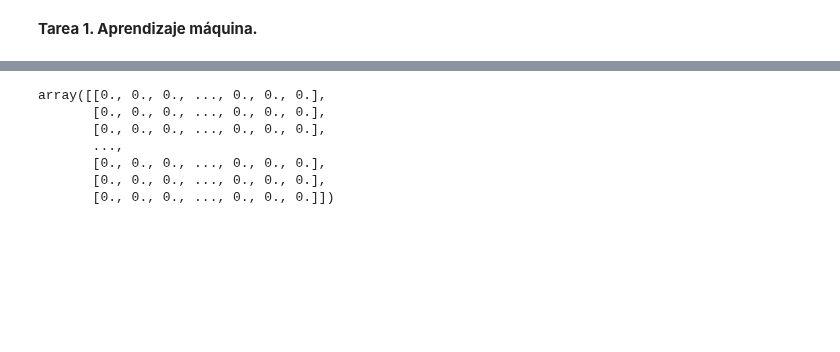
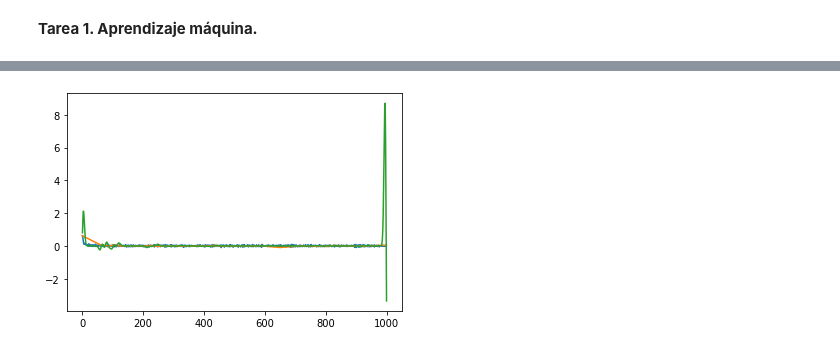
Before and after one commit to JairEsc/Mat_Apl_2, a Jupyter notebook: ML_T1.ipynb, the cells around one changed output, grey strips where cells are left out. Drawn from its saved outputs; the diff is of its cells as text; code cells hidden in the pictures; blank space fills up the shorter version.

```diff
--- a/ML_T1.ipynb
+++ b/ML_T1.ipynb
@@ -67,12 +91,35 @@ def J_sigma_phi(sigma,alpha):#Jacobiana de la transformacion Phi*alpha como func
         for j in range(m):
             J[i][j]=alpha[j]*((phi(s=sigma[j],x=x[i],x_j=x_m[j]))*((x[i]-x_m[j])**2/sigma[j]**3)*(-(x[i]-x_m[j])/sigma[j]**2)+phi(s=sigma[j],x=x[i],x_j=x_m[j])*(2*(x[i]-x_m[j])/sigma[j]**3))
     return J
-J_sigma_phi(sigma=np.repeat(1,100),alpha=np.repeat(1,100))
+#-------------------------------------------
-# %% [output]
-array([[0., 0., 0., ..., 0., 0., 0.],
-       [0., 0., 0., ..., 0., 0., 0.],
-       [0., 0., 0., ..., 0., 0., 0.],
-       ...,
-       [0., 0., 0., ..., 0., 0., 0.],
-       [0., 0., 0., ..., 0., 0., 0.],
-       [0., 0., 0., ..., 0., 0., 0.]])
+# %%
+#Funcion de ajuste dado alpha, sigma, x. Con x real--------------------
+def F_p_ajuste(sigma,alpha,z):
+    sum=0
+    for j in range(m):
+        sum+=alpha[j]*np.exp(-(1/(2*sigma[j]**2))*(z-x_m[j])**2)*(-(z -x_m[j] ))/(sigma[j]**2)
+    return sum
+def rutina(n,sigma_0,alpha_0):#Repetir los ajustes alternados.
+    for r in range(n):
+        alpha_0=solve_for_alphas(matriz_phi_sigma(sigma_0))
+        def grad_alpha(sigma):
+            return np.dot(-J_sigma_phi(sigma=sigma,alpha=alpha_0).T,(y_p-np.dot(matriz_phi_sigma(sigma=sigma),alpha_0)))
+        sigma_0=GD_N(theta=sigma_0,alpha=0.01,eta=0.9,nIter=k, grad=grad_alpha,stop_crit=10**(-6))# Llamar a Nesterov 15 veces
+    def F_p_ajuste_a_s(W):#Vectorizacion
+       R=[]
+       for w in W:
+           R.append(F_p_ajuste(sigma=sigma_0,alpha=alpha_0,z=w))
+       return np.array(R)
+    plt.plot(x,y_p)
+    plt.plot(x_m,y_p[x_m])
+    plt.plot(x,F_p_ajuste_a_s(x))
+    plt.show()
+    return alpha_0,sigma_0
+#Condiciones iniciales------------
+sigma_0=np.random.normal(5,1,size=m)#
+alpha_0=np.repeat(1,m)
+k=15   #Numero de iteraciones de gradiente descendiente
+#-------------------------
+alpha_0,sigma_0=rutina(nIter=5,sigma_0=sigma_0,alpha_0=alpha_0)
+# %% [output]
+[figure, added]
```
Also changed, not shown: parts of 5 cells of this notebook.
